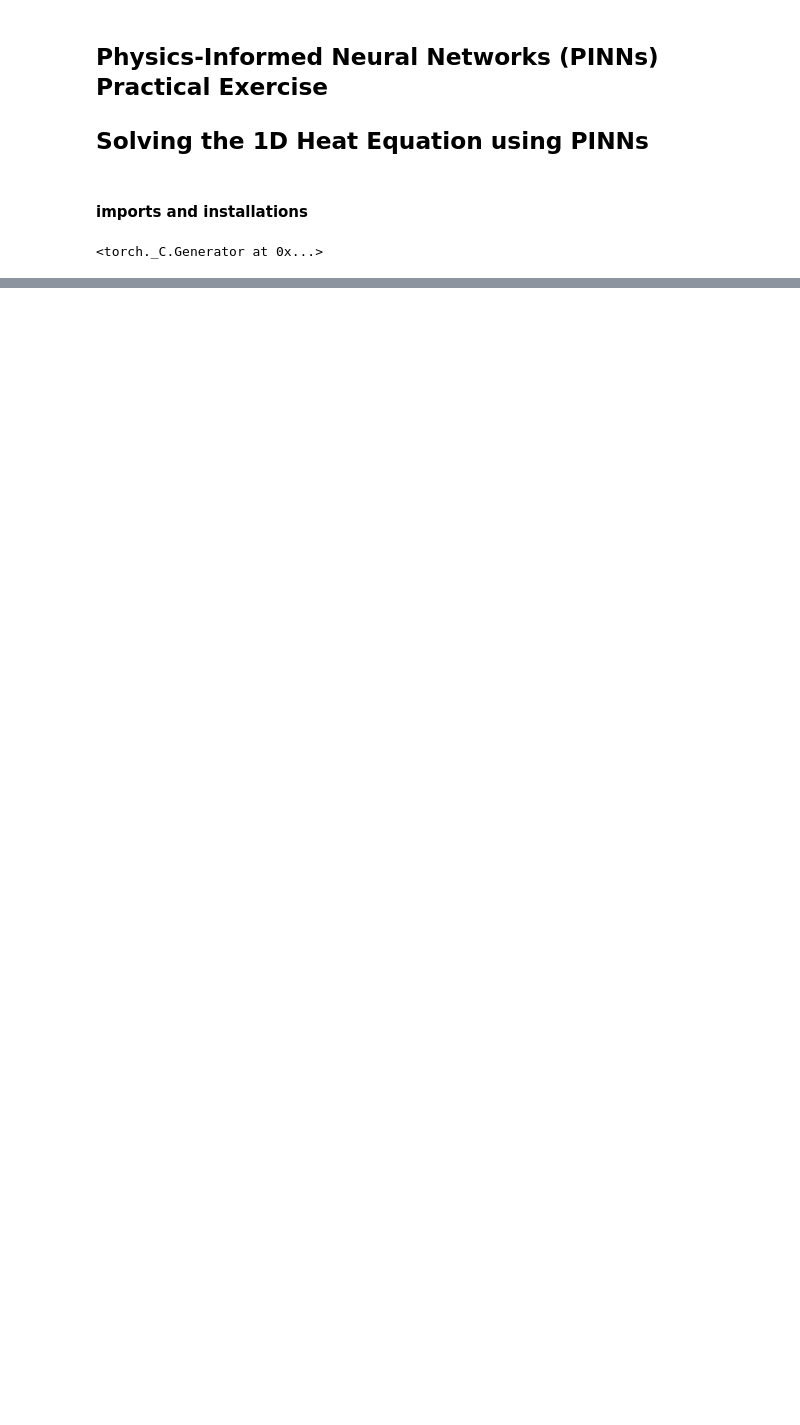
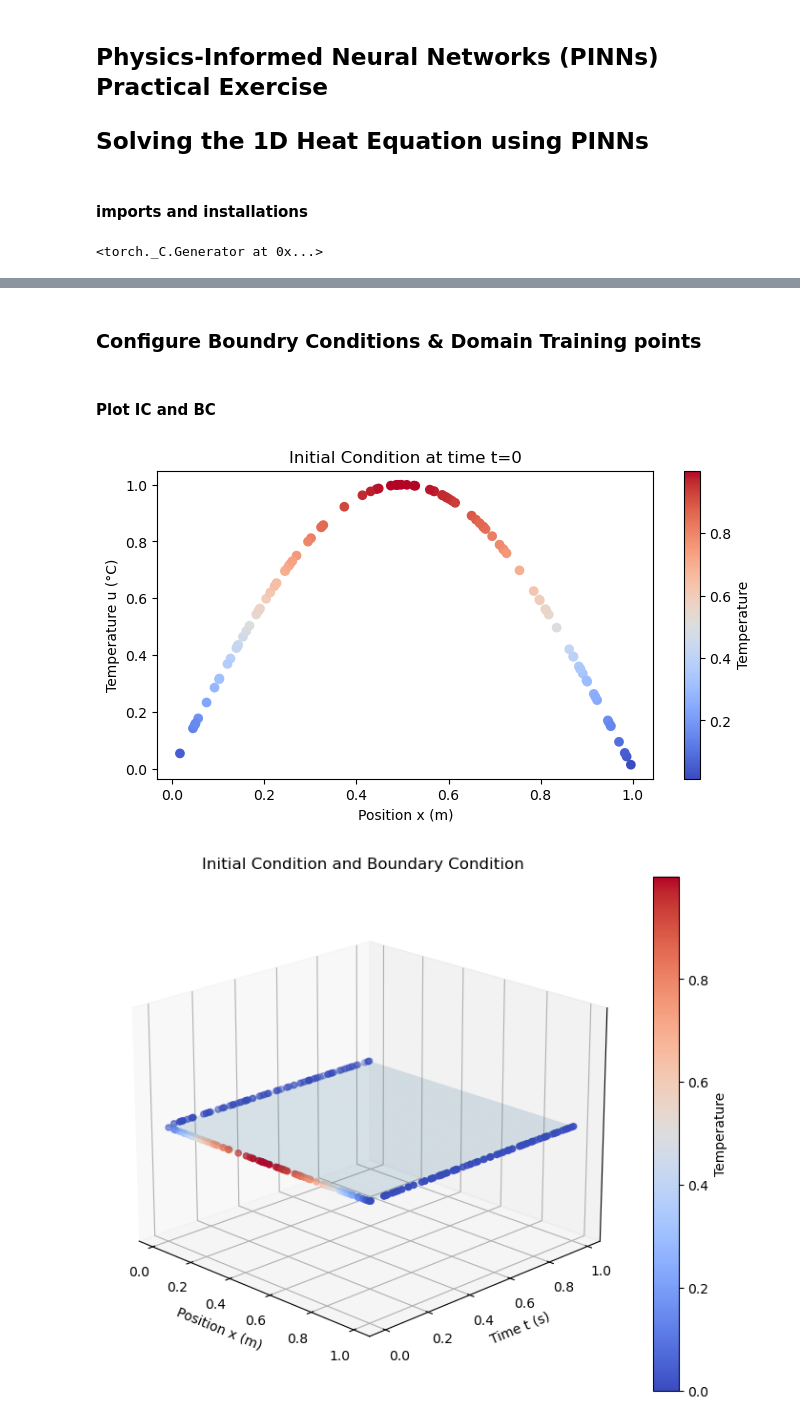
Before and after one commit to imriaharoni/PINN_Workshop, a Jupyter notebook: PINN_1D_Heat_Eq_Workshop_V2.ipynb, the cells around one changed output, grey strips where cells are left out. Cells and saved outputs as stored; diff of their text form; code cells hidden in the pictures; blank space fills up the shorter version.

```diff
--- a/PINN_1D_Heat_Eq_Workshop_V2.ipynb
+++ b/PINN_1D_Heat_Eq_Workshop_V2.ipynb
@@ -39,22 +62,23 @@ system_params = system_params()
+# %% [markdown]
+### Configure Boundry Conditions & Domain Training points
 # %%
-# create a sinusoidal distribution initial condition
-def initial_condition_sin(x):
-    u_initial = torch.sin(torch.pi * x)
-    return u_initial
+def generate_boundary_data(num_boundary_points, boundary_value=0):
+    # create x_boundary and t_boundary
+    x_boundary_0 = torch.zeros(num_boundary_points, 1, requires_grad=True)  # x=0 boundary
+    x_boundary_1 = torch.ones(num_boundary_points, 1, requires_grad=True)   # x=1 boundary
+    x_boundary = torch.cat([x_boundary_0, x_boundary_1], dim=0)   # combine both boundaries
 
-# create a block heat source initial condition
-def initial_condition_block(x, width = 0.2, center = 0.5, high_temp = 1.0, low_temp = 0.0):
-    # Create mask for points inside the block
-    mask = (x >= (center - width/2)) & (x <= (center + width/2))
+    t_boundary = torch.rand(num_boundary_points * 2, 1, requires_grad=True)   # random time points to match the boudaries
 
-    # Initialize with low temperature
-    u_initial = torch.full_like(x, low_temp)
+    u_boundary = torch.full_like(x_boundary, boundary_value) # set the boundary values to the boundary points
 
-    # Set high temperature for points inside the block
-    u_initial[mask] = high_temp
+    return x_boundary, t_boundary, u_boundary
 
-    return u_initial
+# Generate a random setup of interior domain points to train the model on
+def generate_domain_points(num_domain_points):
+    x_domain = torch.rand(num_domain_points, 1, requires_grad = True)
+    t_domain = torch.rand(num_domain_points, 1, requires_grad = True)
 
-
-def boundary_condition(x,t, boundary_value):
-    return torch.full_like(x, boundary_value)
+    return x_domain,t_domain
+# %% [markdown]
+#### Plot IC and BC
@@ -60,0 +130,5 @@ def boundary_condition(x,t, boundary_value):
+# %%
+plot_IC_BC(num_domain_points, num_boundary_points, initial_condition=i_c_sin)
+# %% [output]
+[figure, added]
+[figure, added]
```
Also changed, not shown: parts of 10 cells of this notebook, 7 other files.
